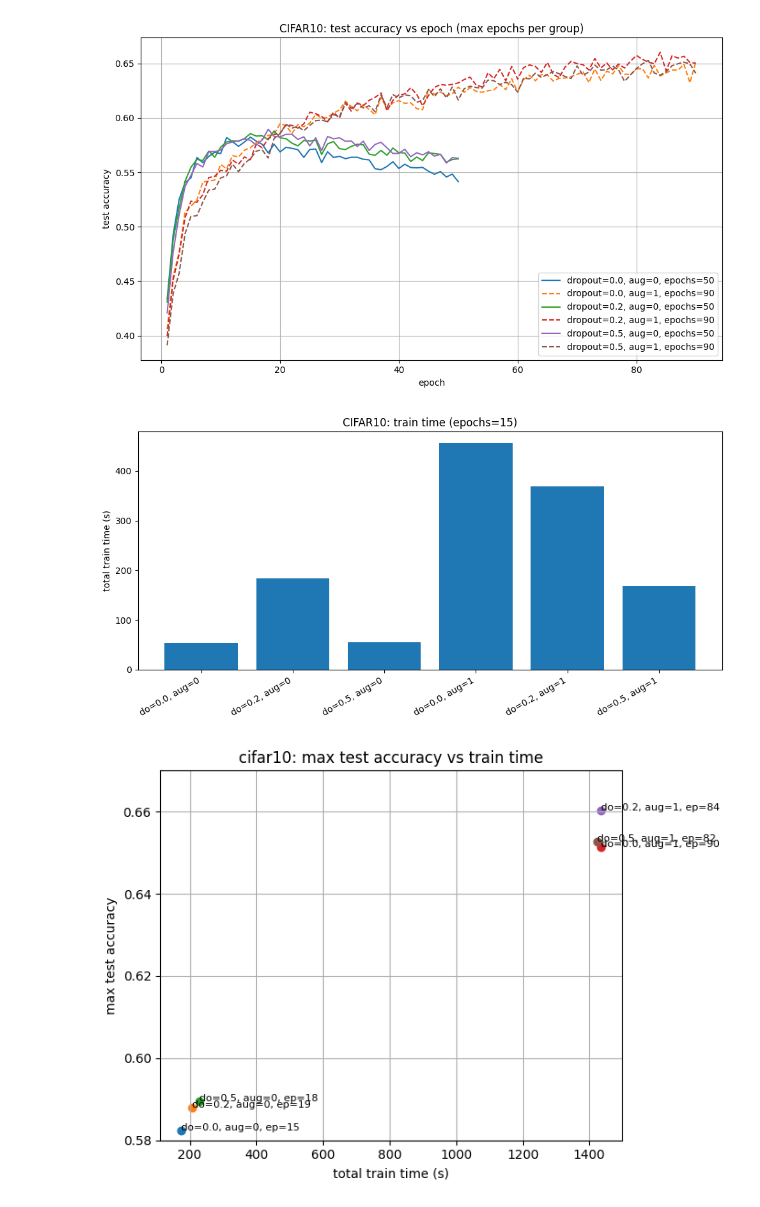
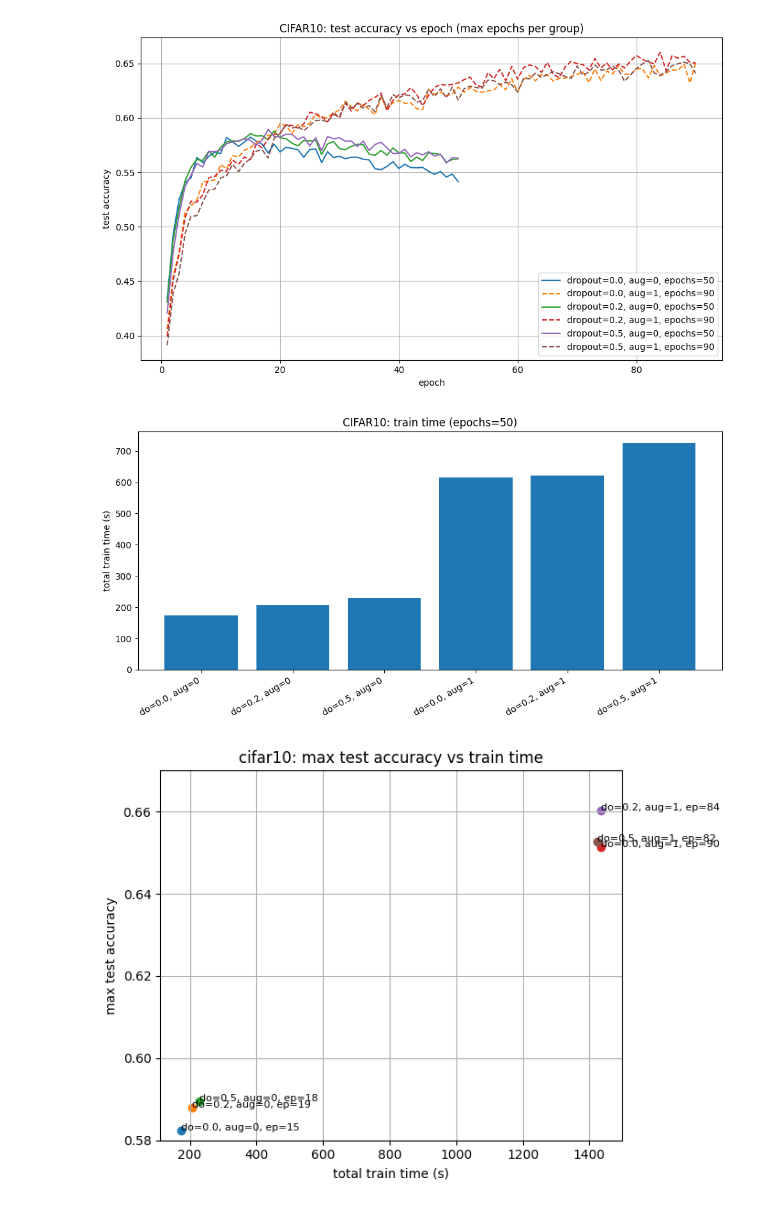
Before and after one commit to hasanguenes/ML_UE3, a Jupyter notebook: analysis_lenet.ipynb, the cells around one changed output. Cells and saved outputs as stored; diff of their text form; code cells hidden in the pictures.

```diff
--- a/analysis_lenet.ipynb
+++ b/analysis_lenet.ipynb
@@ -430,35 +430,35 @@ def load_best_runs_per_group_fixed_epochs(dataset_dir: str | Path, target_epochs
 
     best = {}
     for r in runs:
         key = (r["dropout"], r["augment"])
         if key not in best:
             best[key] = r
             continue
 
         # prefer longer history (safety); if tie, prefer "later" run_dir name (often timestamped)
         if len(r["eval_acc"]) > len(best[key]["eval_acc"]):
             best[key] = r
         elif len(r["eval_acc"]) == len(best[key]["eval_acc"]) and r["run_dir"].name > best[key]["run_dir"].name:
             best[key] = r
 
     if not best:
         raise RuntimeError(f"No usable runs found in {dataset_dir} with epochs=={target_epochs}")
 
     return best
 
 
 dataset_dir = Path("runs/test/LENET5/cifar10")  # change to CIFAR10/GTSRB as needed
 
 best = load_best_runs_per_group(dataset_dir)
 rows = runtime_summary(best, threshold=0.60)
 
-best_15 = load_best_runs_per_group_fixed_epochs("runs/test/LENET5/CIFAR10", target_epochs=15)
-rows_15 = runtime_summary(best_15, threshold=0.60)
-plot_total_time(rows_15, title="CIFAR10: train time (epochs=15)")
+best_50 = load_best_runs_per_group_fixed_epochs("runs/test/LENET5/CIFAR10", target_epochs=50)
+rows_50 = runtime_summary(best_50, threshold=0.60)
+plot_total_time(rows_50, title="CIFAR10: train time (epochs=50)")
 
 # print_runtime_table(rows)
 # plot_total_time(rows, title=f"{dataset_dir.name}: total train time (per dropout and augmentation)",  dataset_name=dataset_dir.name, normalize_epochs=15)
 plot_efficiency(rows, title=f"{dataset_dir.name}: max test accuracy vs train time", dataset_name=dataset_dir.name)
 # %% [output]
-[figure, old version]
+[figure, new version]
 [figure]
```
Also changed, not shown: parts of 1 cell of this notebook.
